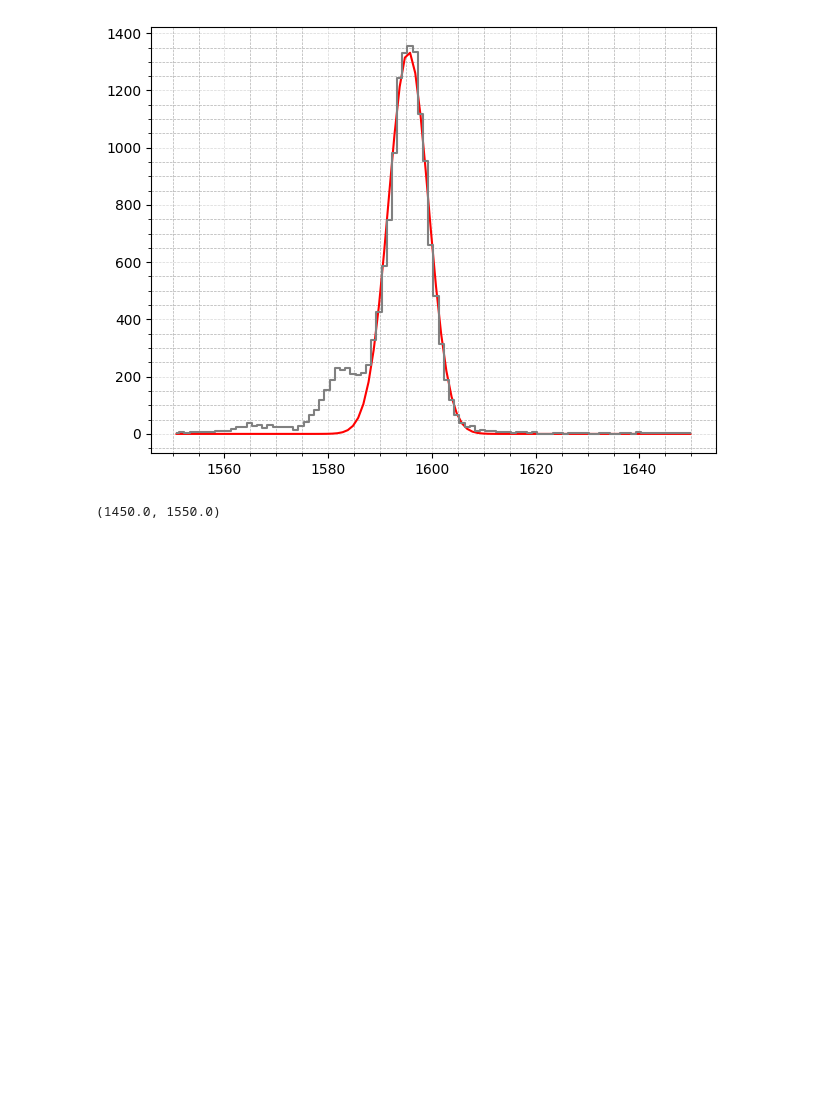
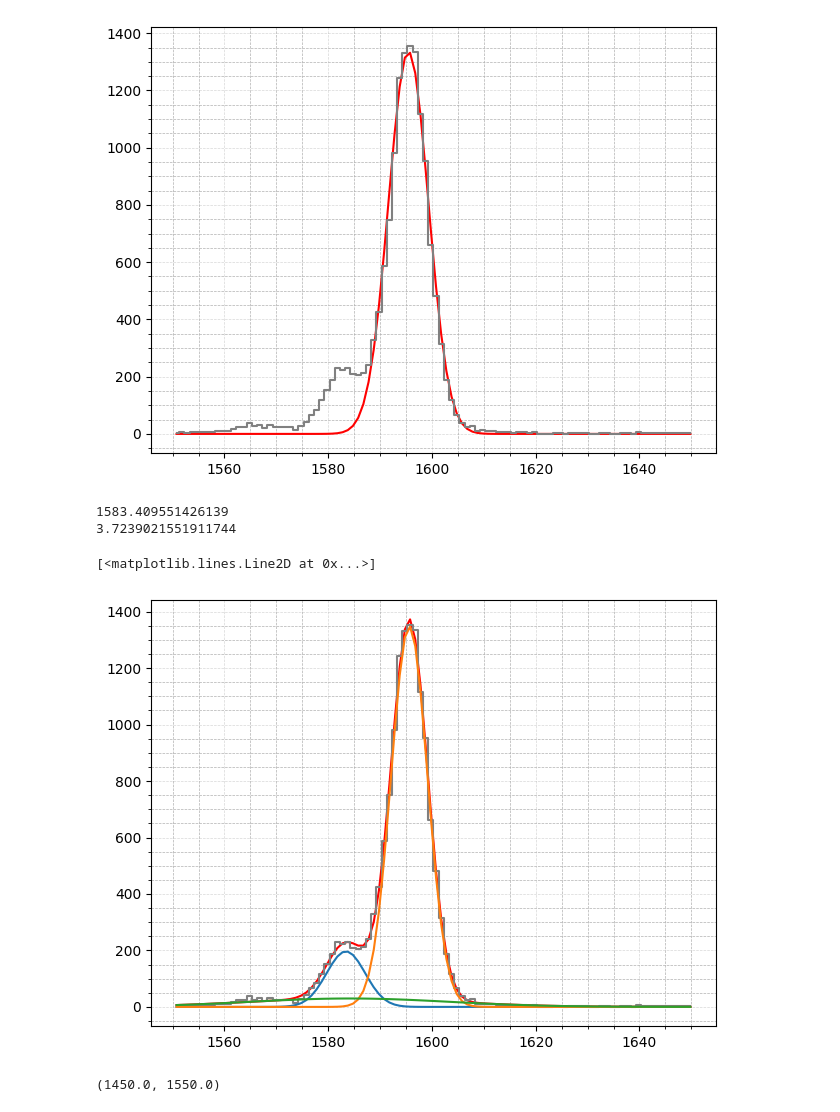
Before and after one commit to amberymoon/diamante, a Jupyter notebook: Diamante.ipynb, the cells around one changed output. Cells and saved outputs as stored; diff of their text form; code cells hidden in the pictures; blank space fills up the shorter version.

```diff
--- a/Diamante.ipynb
+++ b/Diamante.ipynb
@@ -131,4 +138,31 @@ plt.plot(x_fit, y_fit, drawstyle='steps-mid', color='gray', label='Spettro $^{22
 3.84860412050855
 [<matplotlib.lines.Line2D at 0x...>]
 [figure]
+# %%
+y = np.array(matrice_dati[1])
+x_min = 1550
+x_max = 1650
+mask = (Mca >= x_min) & (Mca <= x_max)
+x_fit = Mca[mask]
+y_fit = y[mask]
+p0 = np.array([1400,1590,7,200,1580,7,20,1565,1])
+popt, pcov = curve_fit(somma_gauss3,x_fit,y_fit,p0)
+# %%
+plt.plot(x_fit,somma_gauss3(x_fit,popt[0],popt[1],popt[2],popt[3],popt[4],popt[5],popt[6],popt[7],popt[8]), c='red')
+#plt.scatter(x_fit,y_fit)
+print(popt[1])
+print(popt[2])
+plt.grid(True, which='both', linestyle='--', linewidth=0.5)
+plt.minorticks_on()
+plt.tight_layout()
+plt.grid(True, linestyle='--', alpha=0.5)
+plt.plot(x_fit, y_fit, drawstyle='steps-mid', color='gray', label='Spettro $^{22}$Na')
+plt.plot(x_fit,gaussiana(x_fit,popt[0],popt[1],popt[2]))
+plt.plot(x_fit,gaussiana(x_fit,popt[3],popt[4],popt[5]))
+plt.plot(x_fit,gaussiana(x_fit,popt[6],popt[7],popt[8]))
+# %% [output]
+1583.409551426139
+3.7239021551911744
+[<matplotlib.lines.Line2D at 0x...>]
+[figure, added]
 # %%
```
Also changed, not shown: parts of 21 cells of this notebook, 1 other file.
